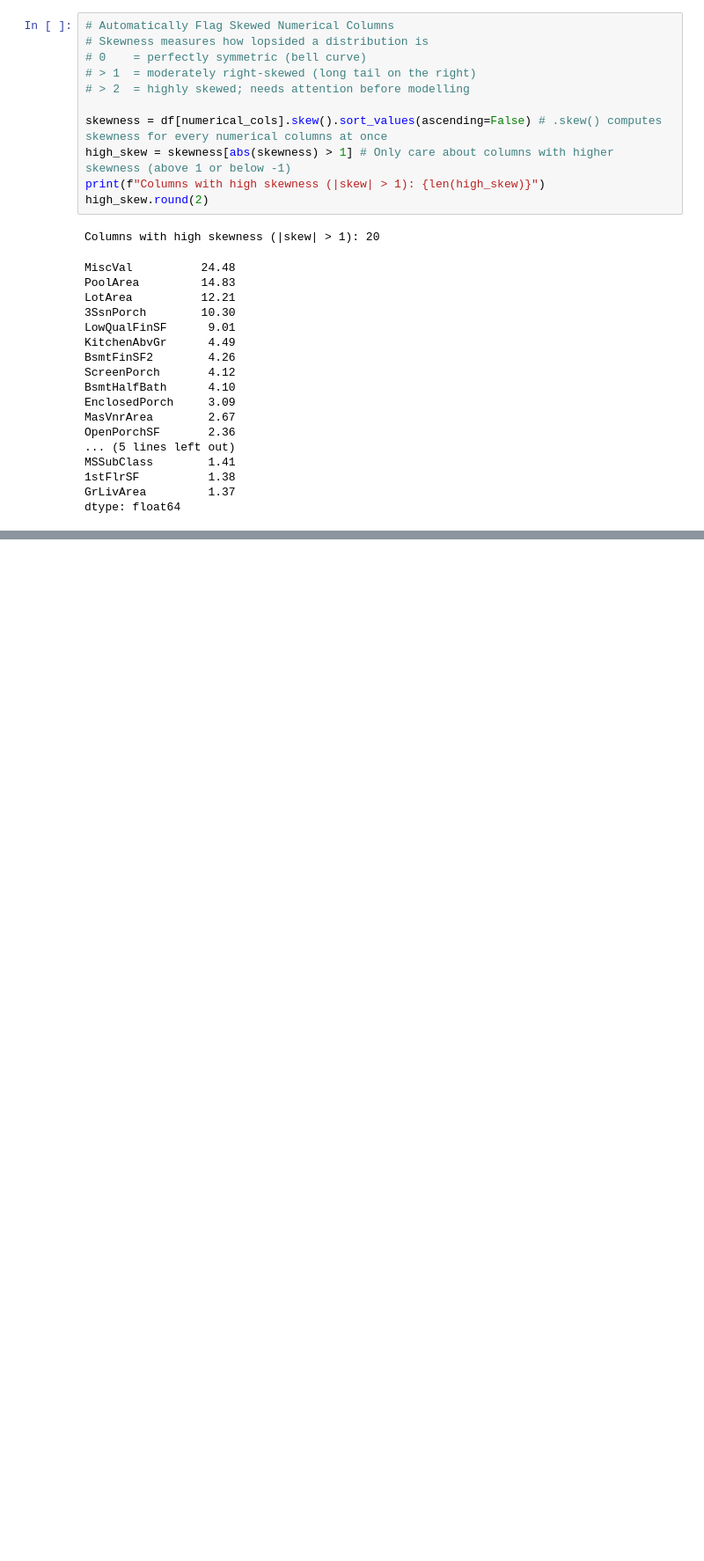
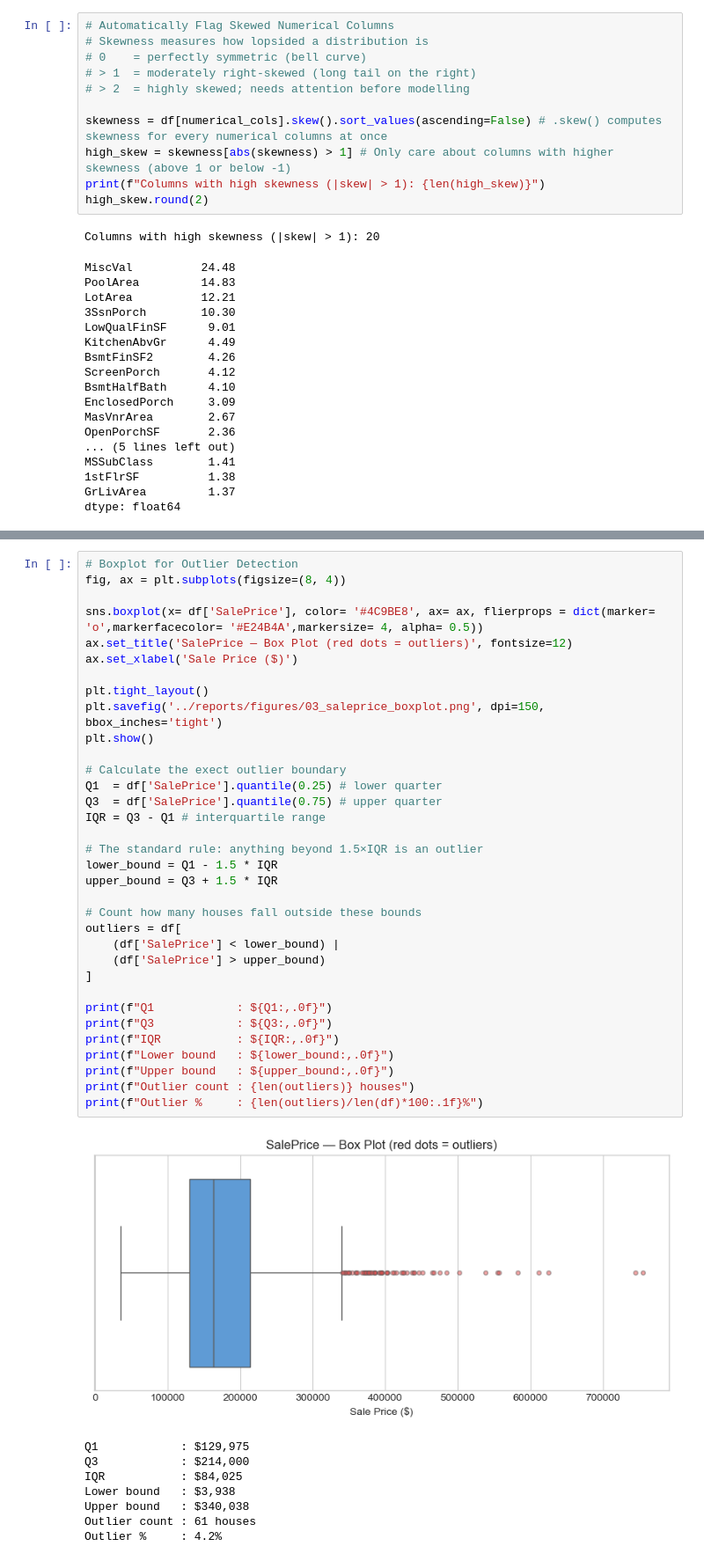
Before and after one commit to proshanta-pal/Core-Machine-Learning-, a Jupyter notebook: EDA/notebooks/01_eda.ipynb, the cells around one changed output, grey strips where cells are left out. Shown at 88% size. Saved outputs shown, nothing was run; the diff lists cells and outputs as text; blank space fills up the shorter version.

```diff
--- a/EDA/notebooks/01_eda.ipynb
+++ b/EDA/notebooks/01_eda.ipynb
@@ -247,0 +278,43 @@ dtype: float64
+# %%
+# Boxplot for Outlier Detection
+fig, ax = plt.subplots(figsize=(8, 4))
+
+sns.boxplot(x= df['SalePrice'], color= '#4C9BE8', ax= ax, flierprops = dict(marker= 'o',markerfacecolor= '#E24B4A',markersize= 4, alpha= 0.5))
+ax.set_title('SalePrice — Box Plot (red dots = outliers)', fontsize=12)
+ax.set_xlabel('Sale Price ($)')
+
+plt.tight_layout()
+plt.savefig('../reports/figures/03_saleprice_boxplot.png', dpi=150, bbox_inches='tight')
+plt.show()
+
+# Calculate the exect outlier boundary
+Q1  = df['SalePrice'].quantile(0.25) # lower quarter
+Q3  = df['SalePrice'].quantile(0.75) # upper quarter
+IQR = Q3 - Q1 # interquartile range
+
+# The standard rule: anything beyond 1.5×IQR is an outlier
+lower_bound = Q1 - 1.5 * IQR
+upper_bound = Q3 + 1.5 * IQR
+
+# Count how many houses fall outside these bounds
+outliers = df[
+    (df['SalePrice'] < lower_bound) |
+    (df['SalePrice'] > upper_bound)
+]
+
+print(f"Q1            : ${Q1:,.0f}")
+print(f"Q3            : ${Q3:,.0f}")
+print(f"IQR           : ${IQR:,.0f}")
+print(f"Lower bound   : ${lower_bound:,.0f}")
+print(f"Upper bound   : ${upper_bound:,.0f}")
+print(f"Outlier count : {len(outliers)} houses")
+print(f"Outlier %     : {len(outliers)/len(df)*100:.1f}%")
+# %% [output]
+[figure, added]
+Q1            : $129,975
+Q3            : $214,000
+IQR           : $84,025
+Lower bound   : $3,938
+Upper bound   : $340,038
+Outlier count : 61 houses
+Outlier %     : 4.2%
```
Also changed, not shown: parts of 2 cells of this notebook, 3 other files.
